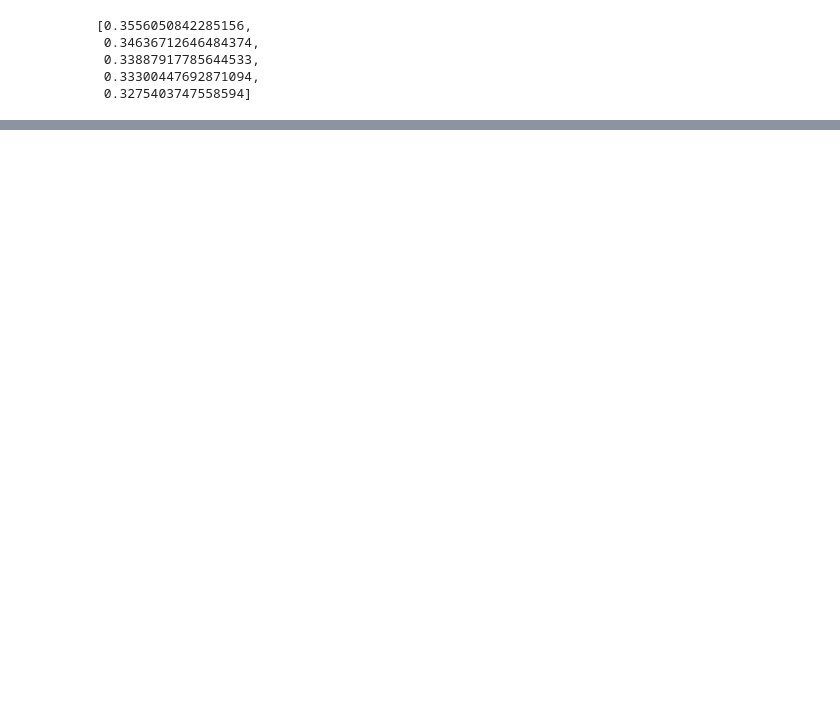
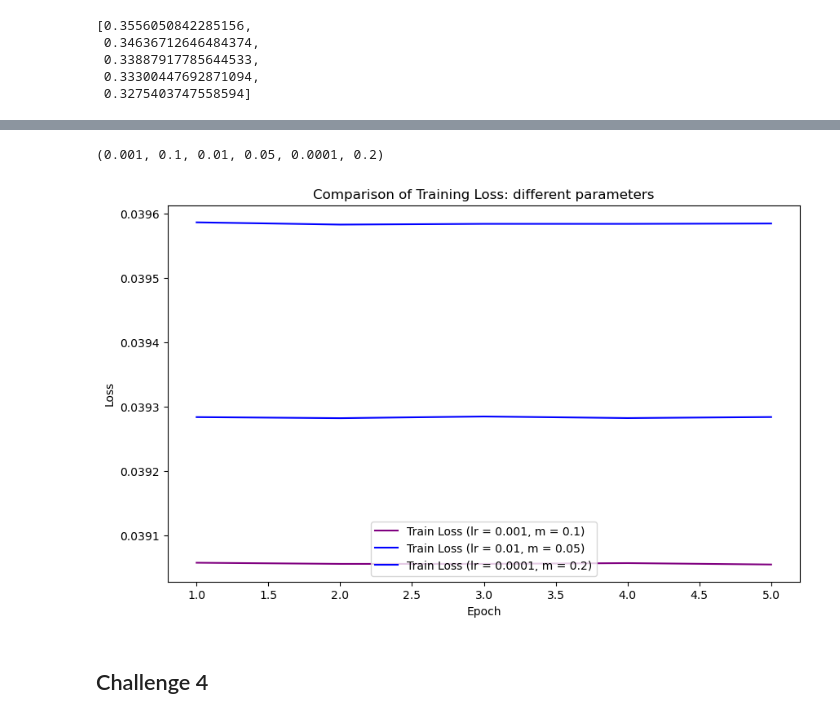
Before and after one commit to EliteApex/DSC-180A, a Jupyter notebook: pytorch_intro.ipynb, the cells around one changed output, grey strips where cells are left out. Drawn from its saved outputs; the diff is of its cells as text; code cells hidden in the pictures; blank space fills up the shorter version.

```diff
--- a/pytorch_intro.ipynb
+++ b/pytorch_intro.ipynb
@@ -536,0 +560,7 @@ pl.show()
+# %%
+optimizer_c3_1 = optim.SGD(network.parameters(), lr=lr1, momentum=m1)
+optimizer_c3_2 = optim.SGD(network.parameters(), lr=lr2, momentum=m2)
+optimizer_c3_3 = optim.SGD(network.parameters(), lr=lr3, momentum=m3)
+# %%
+for epoch in range(1, 6):
+    train(epoch, network_c3_1, train_loader, optimizer_c3_1, log_interval, loss_lst_c3_1)
@@ -536,0 +585,3 @@ pl.show()
+# %%
+for epoch in range(1, 6):
+    train(epoch, network_c3_2, train_loader, optimizer_c3_2, log_interval, loss_lst_c3_2)
@@ -536,0 +606,3 @@ pl.show()
+# %%
+for epoch in range(1, 6):
+    train(epoch, network_c3_3, train_loader, optimizer_c3_3, log_interval, loss_lst_c3_3)
@@ -536,0 +627,18 @@ pl.show()
+# %%
+lr1, m1, lr2, m2, lr3, m3
+# %% [output]
+(0.001, 0.1, 0.01, 0.05, 0.0001, 0.2)
+# %%
+pl.figure(figsize=(10, 6))
+pl.plot(range(1, 6), loss_lst_c3_1, label='Train Loss (lr = 0.001, m = 0.1)', color='purple')
+pl.plot(range(1, 6), loss_lst_c3_2, label='Train Loss (lr = 0.01, m = 0.05)', color='blue')
+pl.plot(range(1, 6), loss_lst_c3_3, label='Train Loss (lr = 0.0001, m = 0.2)', color='blue')
+pl.xlabel('Epoch')
+pl.ylabel('Loss')
+pl.title('Comparison of Training Loss: different parameters')
+pl.legend()
+pl.show()
+# %% [output]
+[figure, added]
+# %% [markdown]
+## Challenge 4 ##
```
Also changed, not shown: parts of 42 cells of this notebook, 11 other files.
